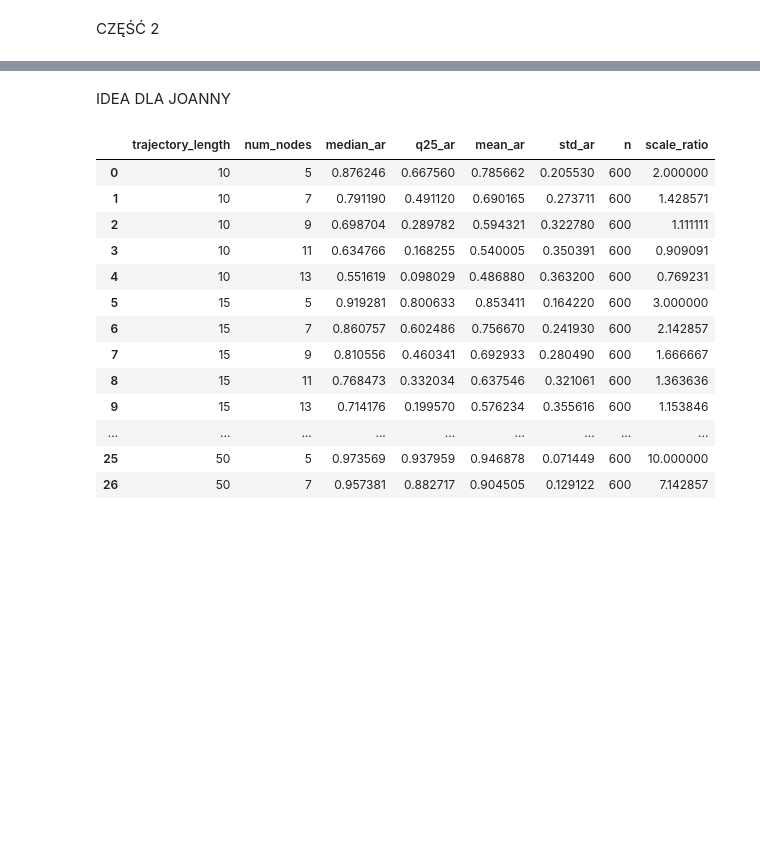
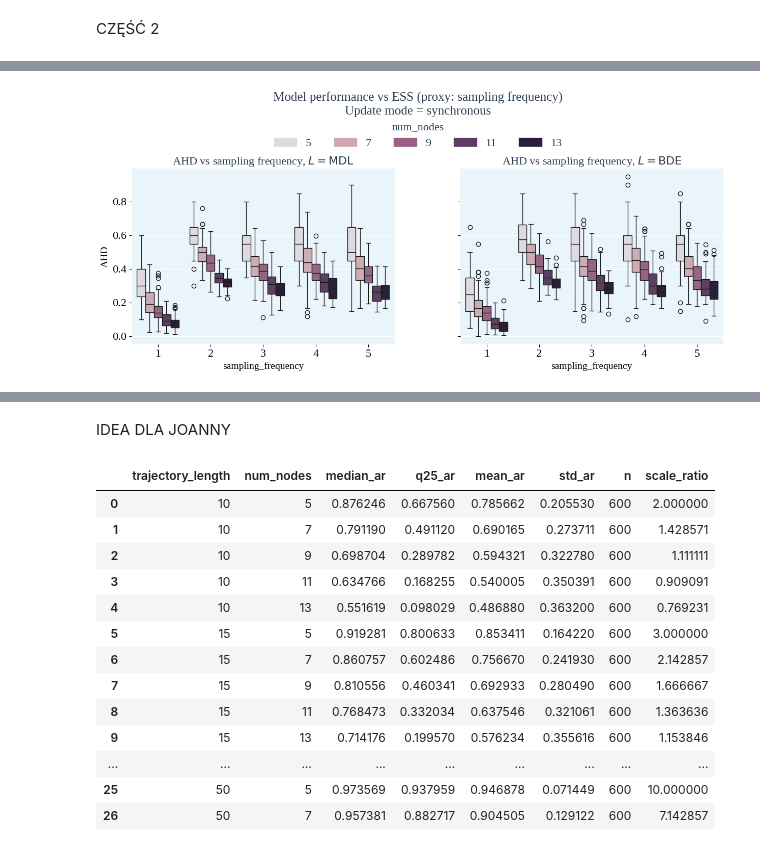
Before and after one commit to maxi7524/SAD2_final_project, a Jupyter notebook: notebooks/raport_max.ipynb, the cells around one changed output, grey strips where cells are left out. Saved outputs shown, nothing was run; the diff lists cells and outputs as text; code cells hidden in the pictures; blank space fills up the shorter version.

```diff
--- a/notebooks/raport_max.ipynb
+++ b/notebooks/raport_max.ipynb
@@ -207,0 +336,82 @@ for update_mode in df_series["update_mode"].unique():
+# %%
+import matplotlib.pyplot as plt
+import matplotlib.patches as mpatches
+
+plt.rcParams["font.family"] = "Liberation Serif"
+
+num_node_levels = sorted(df_series["num_nodes"].unique())
+
+
+for update_mode in df_series["update_mode"].unique():
+
+    df_sub = df_series[df_series["update_mode"] == update_mode]
+
+    # ===== GLOBALNY ZAKRES Y =====
+    y_min = df_sub["AHD"].min()
+    y_max = df_sub["AHD"].max()
+    padding = 0.05 * (y_max - y_min)
+
+    fig, axes = plt.subplots(
+        1, 2,
+        figsize=(15, 5),
+        sharey=True   # <-- kluczowe
+    )
+
+    # ===== LEFT: MDL =====
+    plot_boxplot(
+        df=df_sub[df_sub["score_function"] == "MDL"],
+        x="sampling_frequency",
+        y="AHD",
+        hue="num_nodes",
+        title=r"AHD vs sampling frequency, $L=\mathrm{MDL}$",
+        palette=palette,
+        ax=axes[0],
+        show_legend=False
+    )
+
+    # ===== RIGHT: BDE =====
+    plot_boxplot(
+        df=df_sub[df_sub["score_function"] == "BDE"],
+        x="sampling_frequency",
+        y="AHD",
+        hue="num_nodes",
+        title=r"AHD vs sampling frequency, $L=\mathrm{BDE}$",
+        palette=palette,
+        ax=axes[1],
+        show_legend=False
+    )
+
+    # ===== WYMUSZAMY TĘ SAMĄ SKALĘ =====
+    for ax in axes:
+        ax.set_ylim(y_min - padding, y_max + padding)
+
+    # ===== JEDNA LEGENDA =====
+    handles = [
+        mpatches.Patch(color=palette[i], label=str(num_node_levels[i]))
+        for i in range(len(num_node_levels))
+    ]
+
+    fig.legend(
+        handles=handles,
+        title="num_nodes",
+        loc="upper center",
+        bbox_to_anchor=(0.5, 1.02),
+        ncol=len(num_node_levels),
+        frameon=False
+    )
+
+    fig.suptitle(
+        f"Model performance vs ESS (proxy: sampling frequency)\n"
+        f"Update mode = {update_mode}",
+        fontsize=18,
+        y=1.10
+    )
+
+    fig.subplots_adjust(
+        top=0.80,
+        wspace=0.25
+    )
+
+    plt.show()
+# %% [output]
+[figure, added]
```
Also changed, not shown: parts of 13 cells of this notebook, 5 other files.
